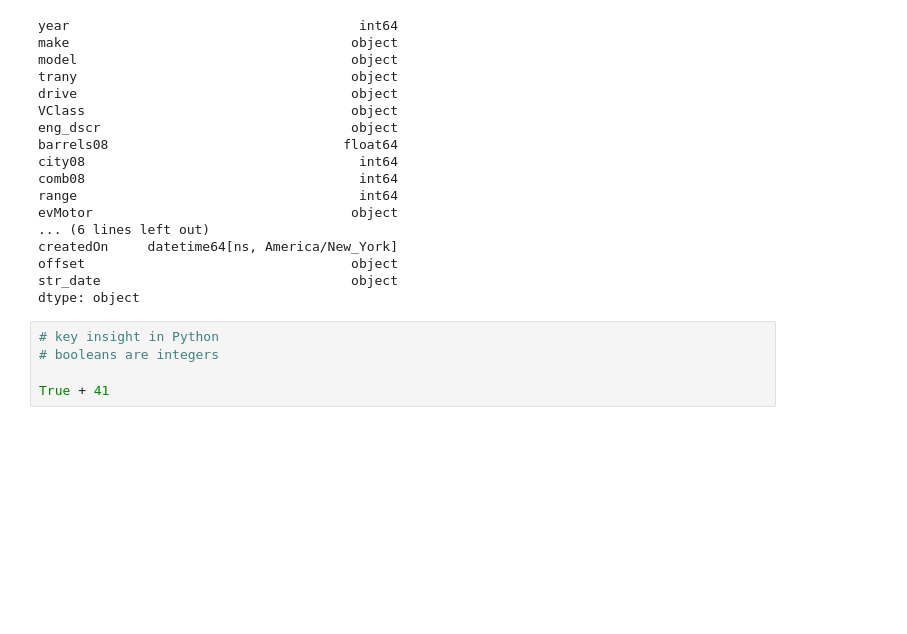
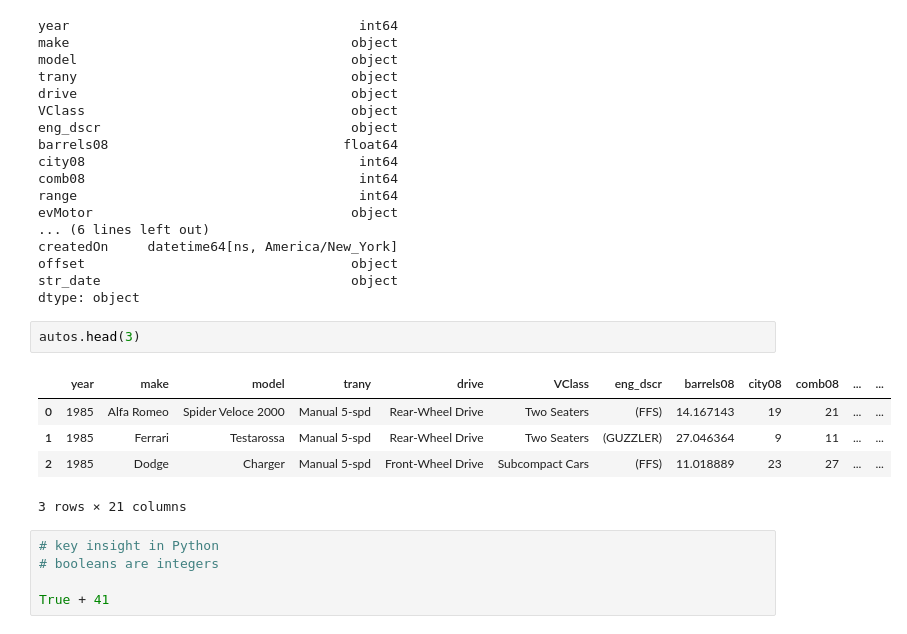
Before and after one commit to kaustav198724/applied-machine-learning-feature-engineering-3809062, a Jupyter notebook: featureengineering.ipynb, the cells around one changed output. Cells and saved outputs as stored; diff of their text form; blank space fills up the shorter version.

```diff
--- a/featureengineering.ipynb
+++ b/featureengineering.ipynb
@@ -152,6 +152,14 @@ createdOn     datetime64[ns, America/New_York]
 offset                                  object
 str_date                                object
 dtype: object
+# %%
+autos.head(3)
+# %% [output]
+|  | year | make | model | trany | drive | VClass | eng_dscr | barrels08 | city08 | comb08 | ... | ... |
+| 0 | 1985 | Alfa Romeo | Spider Veloce 2000 | Manual 5-spd | Rear-Wheel Drive | Two Seaters | (FFS) | 14.167143 | 19 | 21 | ... | ... |
+| 1 | 1985 | Ferrari | Testarossa | Manual 5-spd | Rear-Wheel Drive | Two Seaters | (GUZZLER) | 27.046364 | 9 | 11 | ... | ... |
+| 2 | 1985 | Dodge | Charger | Manual 5-spd | Front-Wheel Drive | Subcompact Cars | (FFS) | 11.018889 | 23 | 27 | ... | ... |
+3 rows × 21 columns
 # %%
 # key insight in Python
 # booleans are integers
```
Also changed, not shown: parts of 6 cells of this notebook.
